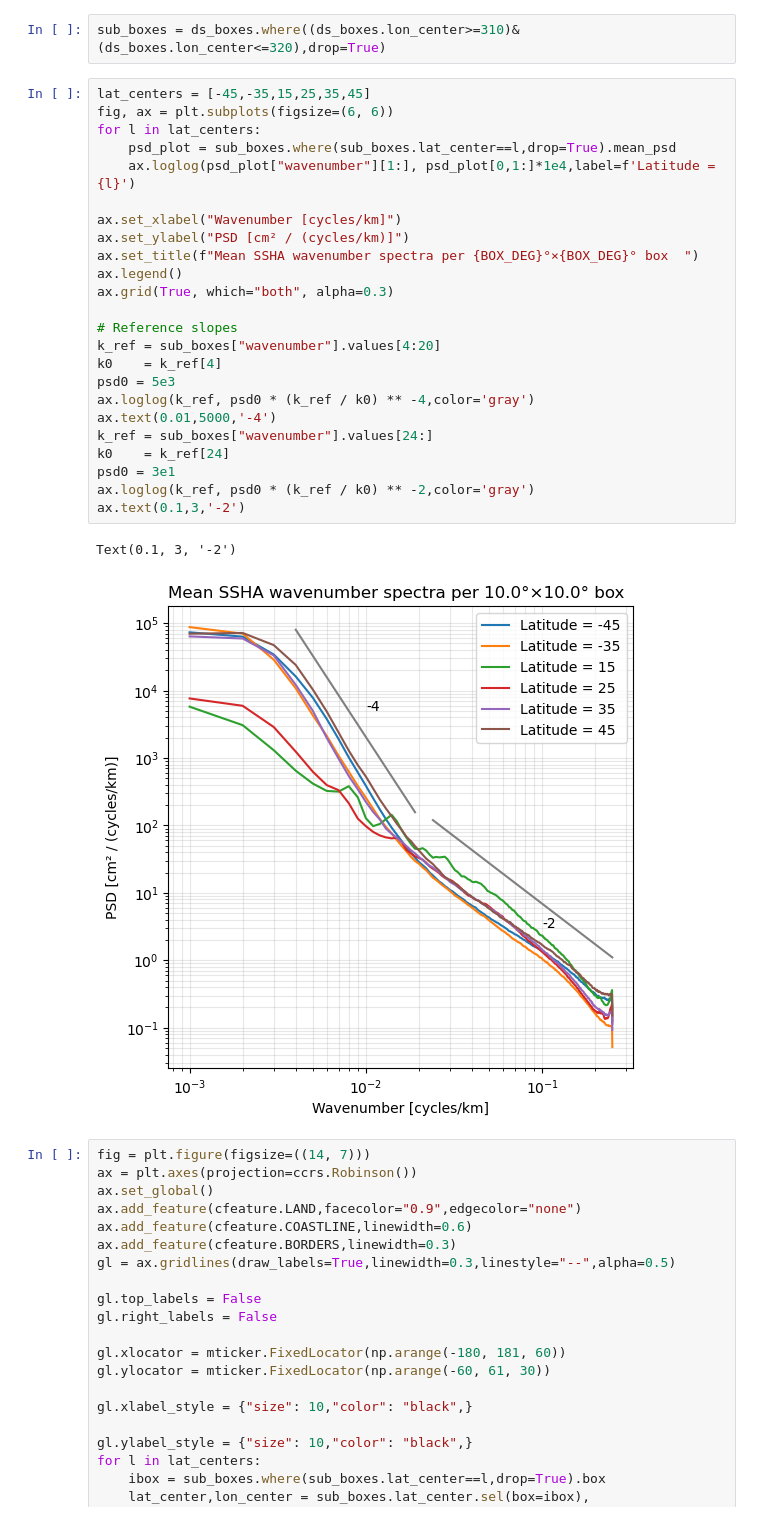
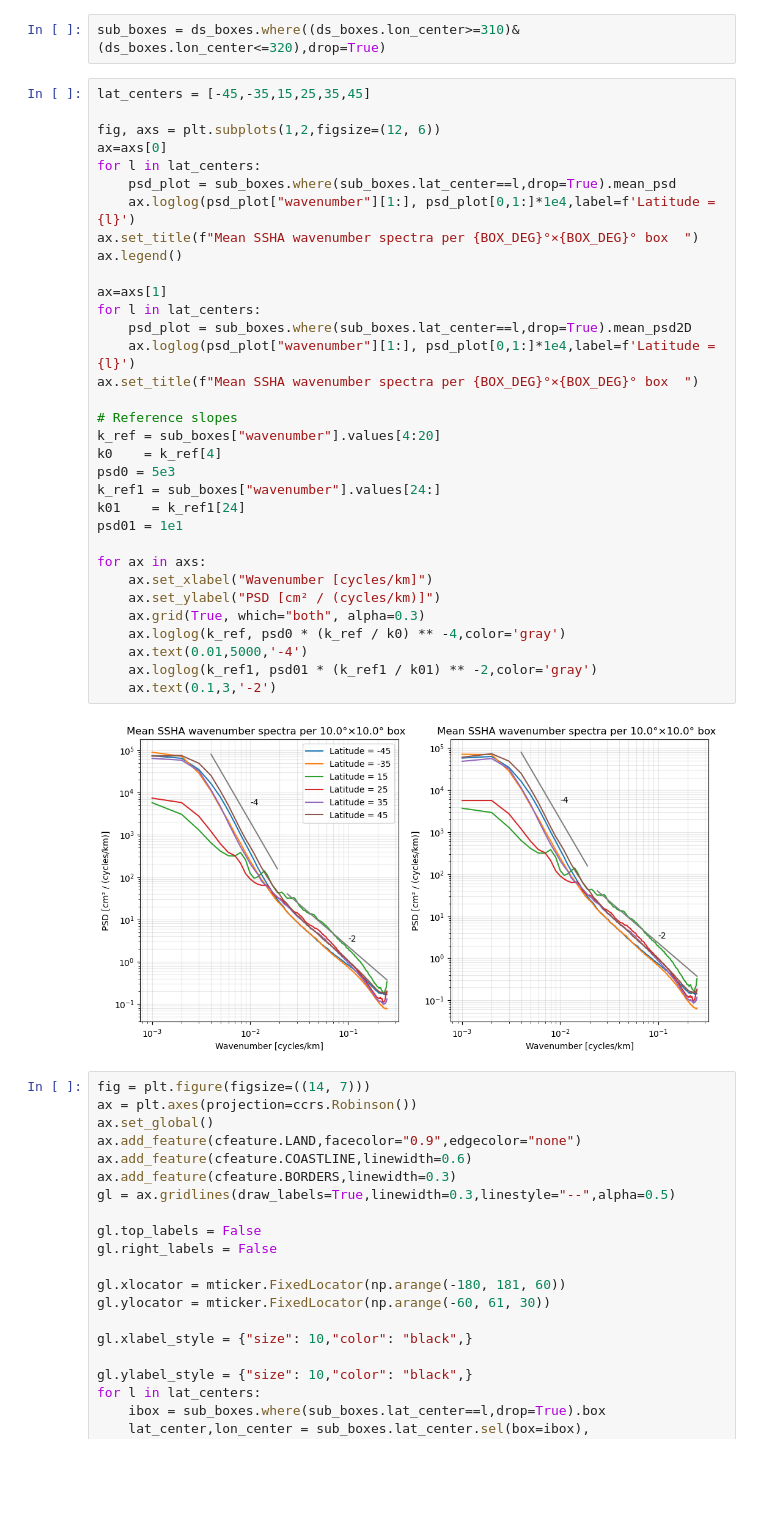
Before and after one commit to zcasparco/SWOT_UHH, a Jupyter notebook: dev/TOPEX_comparison.ipynb, the cells around one changed output. Saved outputs shown, nothing was run; the diff lists cells and outputs as text; blank space fills up the shorter version.

```diff
--- a/dev/TOPEX_comparison.ipynb
+++ b/dev/TOPEX_comparison.ipynb
@@ -352,33 +364,41 @@ plt.show()
 [figure]
 # %%
 sub_boxes = ds_boxes.where((ds_boxes.lon_center>=310)& (ds_boxes.lon_center<=320),drop=True)
-# %%
-lat_centers = [-45,-35,15,25,35,45]
-fig, ax = plt.subplots(figsize=(6, 6))
-for l in lat_centers:
-    psd_plot = sub_boxes.where(sub_boxes.lat_center==l,drop=True).mean_psd
-    ax.loglog(psd_plot["wavenumber"][1:], psd_plot[0,1:]*1e4,label=f'Latitude = {l}')
-
-ax.set_xlabel("Wavenumber [cycles/km]")
-ax.set_ylabel("PSD [cm² / (cycles/km)]")
-ax.set_title(f"Mean SSHA wavenumber spectra per {BOX_DEG}°×{BOX_DEG}° box  ")
-ax.legend()
-ax.grid(True, which="both", alpha=0.3)
-
-# Reference slopes
-k_ref = sub_boxes["wavenumber"].values[4:20]
-k0    = k_ref[4]
-psd0 = 5e3
-ax.loglog(k_ref, psd0 * (k_ref / k0) ** -4,color='gray')
-ax.text(0.01,5000,'-4')
-k_ref = sub_boxes["wavenumber"].values[24:]
-k0    = k_ref[24]
-psd0 = 3e1
-ax.loglog(k_ref, psd0 * (k_ref / k0) ** -2,color='gray')
-ax.text(0.1,3,'-2')
-# %% [output]
-Text(0.1, 3, '-2')
-[figure, removed]
+# %%
+lat_centers = [-45,-35,15,25,35,45]
+
+fig, axs = plt.subplots(1,2,figsize=(12, 6))
+ax=axs[0]
+for l in lat_centers:
+    psd_plot = sub_boxes.where(sub_boxes.lat_center==l,drop=True).mean_psd
+    ax.loglog(psd_plot["wavenumber"][1:], psd_plot[0,1:]*1e4,label=f'Latitude = {l}')
+ax.set_title(f"Mean SSHA wavenumber spectra per {BOX_DEG}°×{BOX_DEG}° box  ")
+ax.legend()
+
+ax=axs[1]
+for l in lat_centers:
+    psd_plot = sub_boxes.where(sub_boxes.lat_center==l,drop=True).mean_psd2D
+    ax.loglog(psd_plot["wavenumber"][1:], psd_plot[0,1:]*1e4,label=f'Latitude = {l}')
+ax.set_title(f"Mean SSHA wavenumber spectra per {BOX_DEG}°×{BOX_DEG}° box  ")
+
+# Reference slopes
+k_ref = sub_boxes["wavenumber"].values[4:20]
+k0    = k_ref[4]
+psd0 = 5e3
+k_ref1 = sub_boxes["wavenumber"].values[24:]
+k01    = k_ref1[24]
+psd01 = 1e1
+
+for ax in axs:
+    ax.set_xlabel("Wavenumber [cycles/km]")
+    ax.set_ylabel("PSD [cm² / (cycles/km)]")
+    ax.grid(True, which="both", alpha=0.3)
+    ax.loglog(k_ref, psd0 * (k_ref / k0) ** -4,color='gray')
+    ax.text(0.01,5000,'-4')
+    ax.loglog(k_ref1, psd01 * (k_ref1 / k01) ** -2,color='gray')
+    ax.text(0.1,3,'-2')
+# %% [output]
+[figure, added]
 # %%
 fig = plt.figure(figsize=((14, 7)))
 ax = plt.axes(projection=ccrs.Robinson())
```
Also changed, not shown: parts of 27 cells of this notebook, 2 other files.
